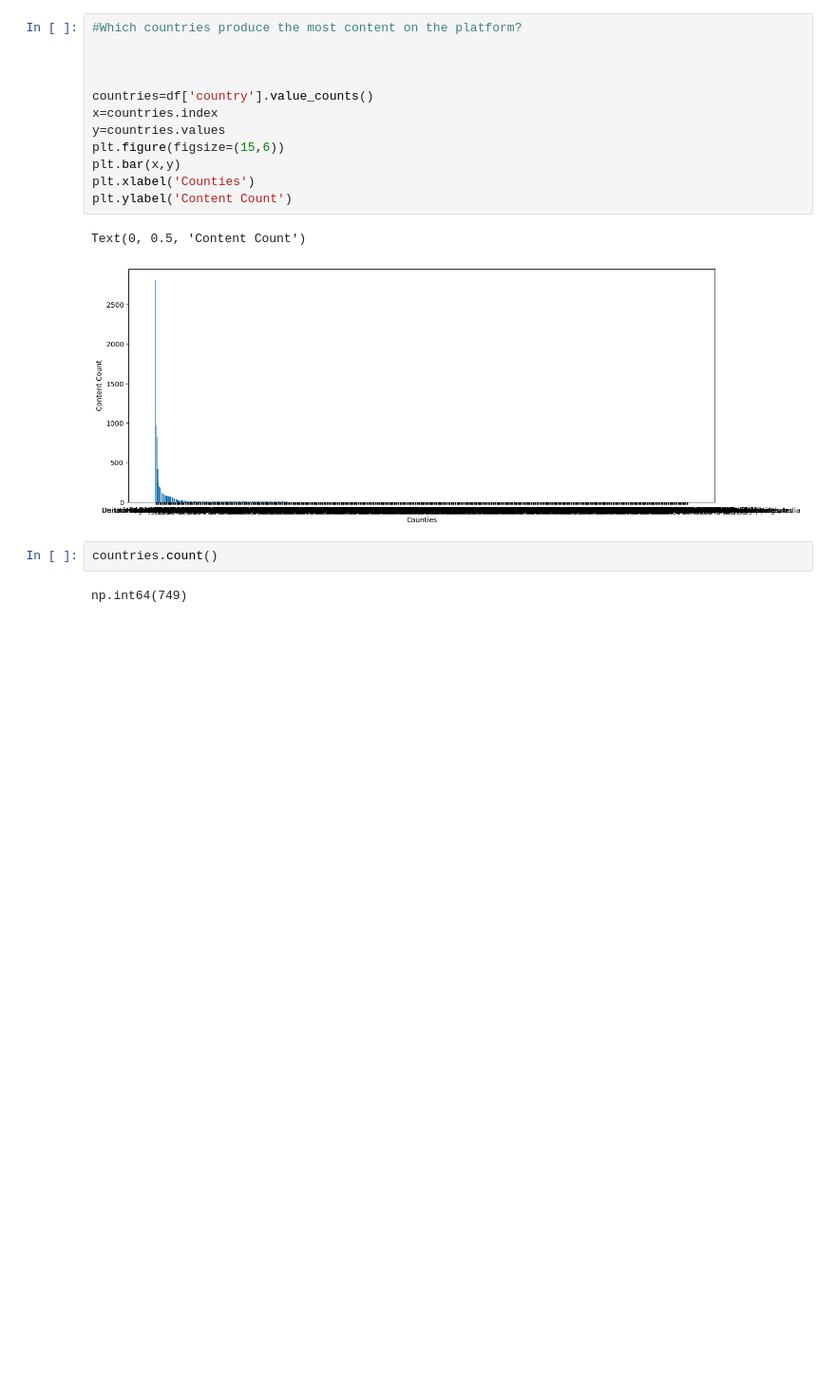
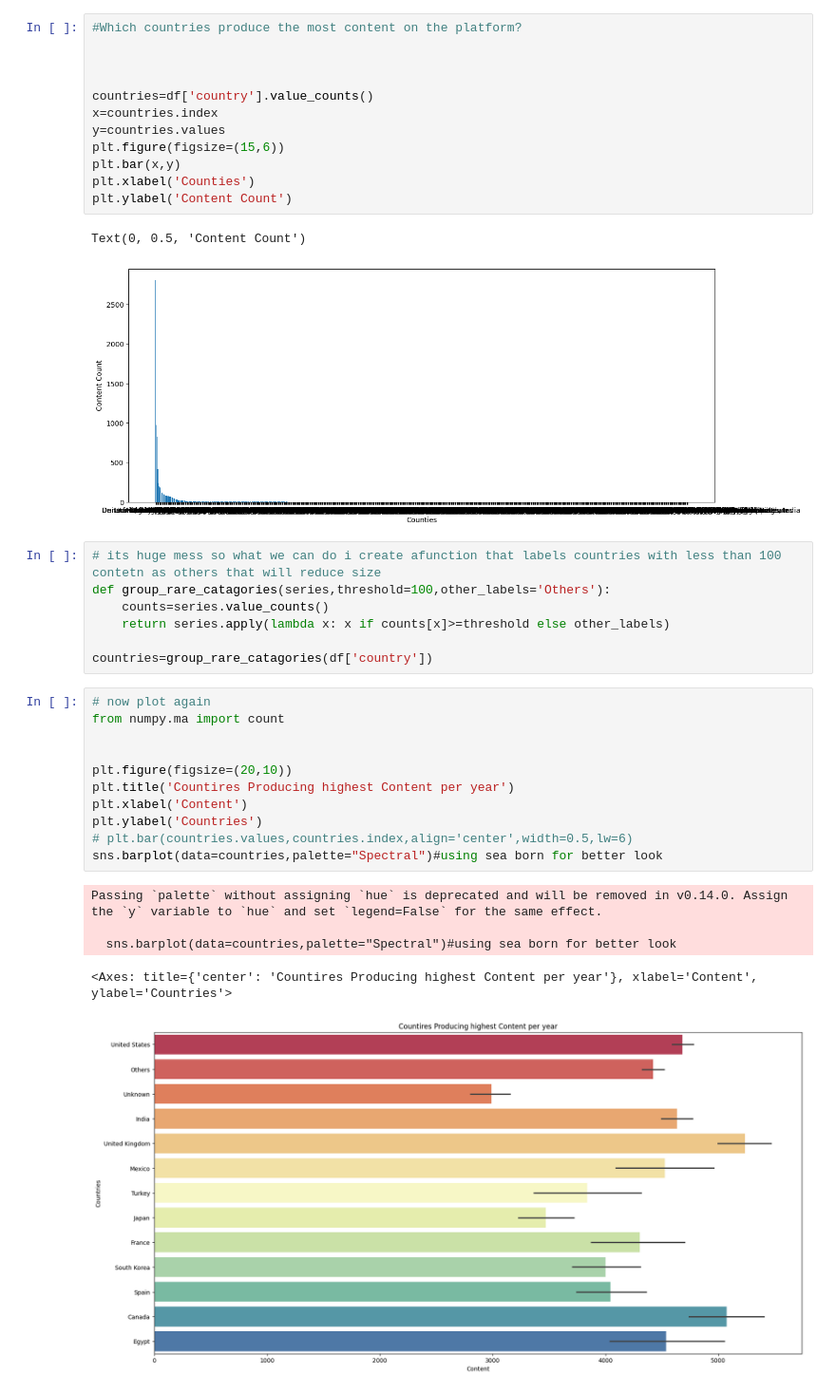
Before and after one commit to eThird/netflix_contetn_data_analysis, a Jupyter notebook: Notebooks/netflix_analysis.ipynb, the cells around one changed output. Shown at 95% size. Cells and saved outputs as stored; diff of their text form; blank space fills up the shorter version.

Commit message:
content analysis

```diff
--- a/Notebooks/netflix_analysis.ipynb
+++ b/Notebooks/netflix_analysis.ipynb
@@ -210,6 +210,26 @@ plt.ylabel('Content Count')
 Text(0, 0.5, 'Content Count')
 [figure]
 # %%
-countries.count()
+# its huge mess so what we can do i create afunction that labels countries with less than 100 contetn as others that will reduce size
+def group_rare_catagories(series,threshold=100,other_labels='Others'):
+    counts=series.value_counts()
+    return series.apply(lambda x: x if counts[x]>=threshold else other_labels)
+
+countries=group_rare_catagories(df['country'])
-# %% [output]
-np.int64(749)
+# %%
+# now plot again
+from numpy.ma import count
+
+
+plt.figure(figsize=(20,10))
+plt.title('Countires Producing highest Content per year')
+plt.xlabel('Content')
+plt.ylabel('Countries')
+# plt.bar(countries.values,countries.index,align='center',width=0.5,lw=6)
+sns.barplot(data=countries,palette="Spectral")#using sea born for better look
+# %% [output]
+Passing `palette` without assigning `hue` is deprecated and will be removed in v0.14.0. Assign the `y` variable to `hue` and set `legend=False` for the same effect.
+
+  sns.barplot(data=countries,palette="Spectral")#using sea born for better look
+<Axes: title={'center': 'Countires Producing highest Content per year'}, xlabel='Content', ylabel='Countries'>
+[figure, added]
```
Also changed, not shown: parts of 4 cells of this notebook.
